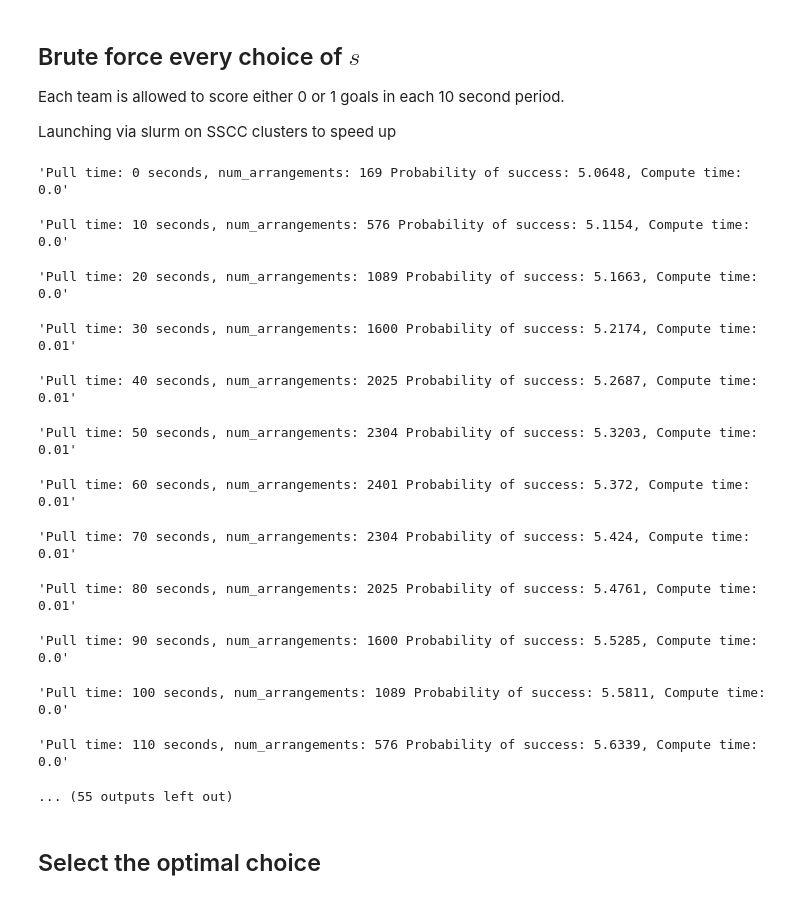
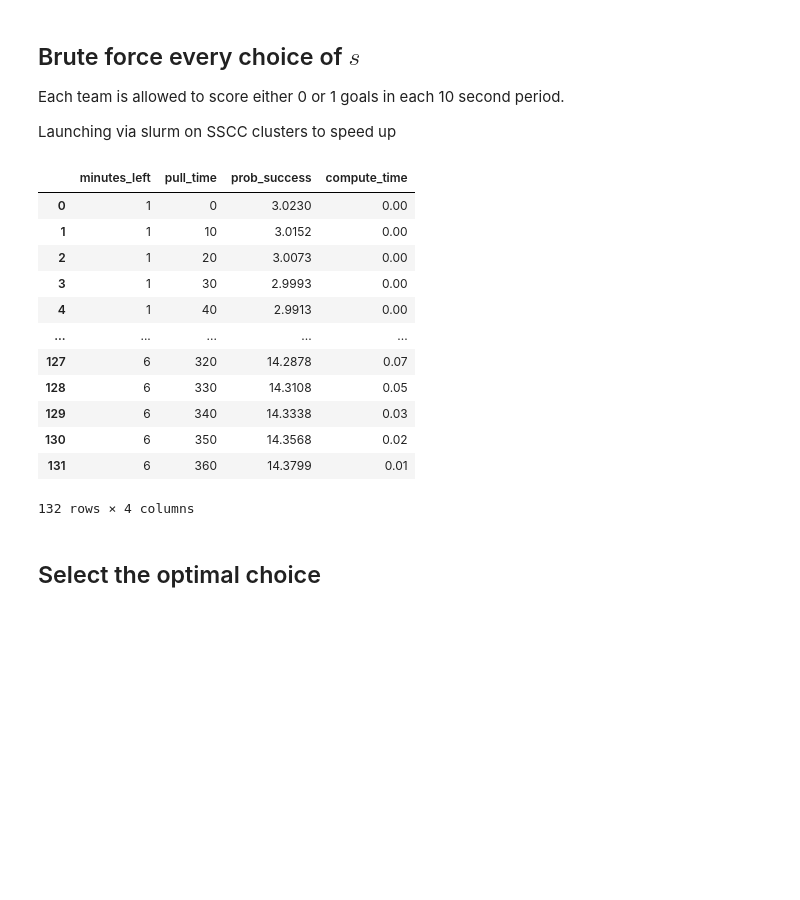
Before and after one commit to ryan-moreno/CS524-project, a Jupyter notebook: optimization/brute_force_model.ipynb, the cells around one changed output. Saved outputs shown, nothing was run; the diff lists cells and outputs as text; code cells hidden in the pictures; blank space fills up the shorter version.

```diff
--- a/optimization/brute_force_model.ipynb
+++ b/optimization/brute_force_model.ipynb
@@ -24,12 +24,12 @@ p_b1 = p_a1
 p_b2 = 7.85 * 10**-3
 
 # Probability of our team scoring during 6v5 also increases, though not as much
-p_a2 = 7.22 * 10**-3 # Calculated from our data. Results in "Always pull the goalie" strategy
-
+# p_a2 = 7.22 * 10**-3 # Calculated from our data. Results in "Always pull the goalie" strategy
+# p_a2 = 6 * 10**-3 # This is a bit more conservative and allowed more interesting results
 
 # Try varying our probability of scoring during 6v5
-p_a2_options = [4.75 * 10**-3, 5.1 * 10**-3, 5.35 * 10**-3, 5.5 * 10**-3, 6 * 10**-3]
-# p_a2 = 5.35 * 10**-3 # This gave something interesting with 2 minutes left in the game
+# p_a2_options = [4.75 * 10**-3, 5.1 * 10**-3, 5.35 * 10**-3, 5.5 * 10**-3, 6 * 10**-3]
+p_a2 = 5.35 * 10**-3 # This gave something interesting with 2 minutes left in the game
 # %% [markdown]
 ## Inputs to model
 # %%
@@ -37,10 +37,10 @@ p_a2_options = [4.75 * 10**-3, 5.1 * 10**-3, 5.35 * 10**-3, 5.5 * 10**-3, 6 * 10
 a_0 = 1
 b_0 = 2
 
-# 2 minutes left
-minutes_left = 2
+minutes_left_options = [1, 2, 3, 4, 5, 6]
 
-T = minutes_left * 6 # number of 10 second periods
+# # 2 minutes left
+# minutes_left = 2
 # %% [markdown]
 ## Brute force every choice of $s$
 
@@ -55,7 +55,8 @@ decisions_df = pd.DataFrame(columns = [
 
 results = []
 
-for p_a2 in p_a2_options:
+for minutes_left in minutes_left_options:
+    T = minutes_left * 6  # number of 10 second periods left in the game
 
     #  Try out each possible time to pull the goalie
     for s in range(0, T + 1):
@@ -91,49 +92,49 @@ for p_a2 in p_a2_options:
                         # Update the score
                         a = a_0 + g_a1 + g_a2
                         b = b_0 + g_b1 + g_b2
 
                         # Success if we win or tie
                         success = (a >= b)
 
                         prob_success = prob_success + prob * success
                         # display(f"    prob_ga1={prob_ga1}, prob_gb1={prob_gb1}, prob_ga2={prob_ga2}, prob_gb2={prob_gb2}")
                         # display(
                         #     f"  ga1={g_a1}, gb1={g_b1}, ga2={g_a2}, gb2={g_b2}, success: {success}, probability: {prob}"
                         # )
 
         prob_success = round(prob_success * 100, 4)
 
         end_time = time.time()
         elapsed_time = end_time - start_time
         elapsed_time = round(elapsed_time, 2)
 
-        display(f"Pull time: {s * 10} seconds, num_arrangements: {num_arrangements} Probability of success: {prob_success}, Compute time: {elapsed_time}")
+        # display(f"Pull time: {s * 10} seconds, num_arrangements: {num_arrangements} Probability of success: {prob_success}, Compute time: {elapsed_time}")
 
         results.append({
-            "p_a2": p_a2,
+            "minutes_left": minutes_left,
             "pull_time": s*10,
             "prob_success": prob_success,
             "compute_time": elapsed_time
         })
 
 decisions_df = pd.DataFrame(results)
 display(decisions_df)
 
-decisions_df.to_pickle("results/down1to2_2minleft_vary-pa2.pkl")
+decisions_df.to_pickle("results/down1to2_vary-minutesleft.pkl")
 # %% [output]
+|  | minutes_left | pull_time | prob_success | compute_time |
+| 0 | 1 | 0 | 3.0230 | 0.00 |
+| 1 | 1 | 10 | 3.0152 | 0.00 |
+| 2 | 1 | 20 | 3.0073 | 0.00 |
+| 3 | 1 | 30 | 2.9993 | 0.00 |
+| 4 | 1 | 40 | 2.9913 | 0.00 |
+| ... | ... | ... | ... | ... |
+| 127 | 6 | 320 | 14.2878 | 0.07 |
+| 128 | 6 | 330 | 14.3108 | 0.05 |
+| 129 | 6 | 340 | 14.3338 | 0.03 |
+| 130 | 6 | 350 | 14.3568 | 0.02 |
+| 131 | 6 | 360 | 14.3799 | 0.01 |
-'Pull time: 0 seconds, num_arrangements: 169 Probability of success: 5.0648, Compute time: 0.0'
+132 rows × 4 columns
-'Pull time: 10 seconds, num_arrangements: 576 Probability of success: 5.1154, Compute time: 0.0'
-'Pull time: 20 seconds, num_arrangements: 1089 Probability of success: 5.1663, Compute time: 0.0'
-'Pull time: 30 seconds, num_arrangements: 1600 Probability of success: 5.2174, Compute time: 0.01'
-'Pull time: 40 seconds, num_arrangements: 2025 Probability of success: 5.2687, Compute time: 0.01'
-'Pull time: 50 seconds, num_arrangements: 2304 Probability of success: 5.3203, Compute time: 0.01'
-'Pull time: 60 seconds, num_arrangements: 2401 Probability of success: 5.372, Compute time: 0.01'
-'Pull time: 70 seconds, num_arrangements: 2304 Probability of success: 5.424, Compute time: 0.01'
-'Pull time: 80 seconds, num_arrangements: 2025 Probability of success: 5.4761, Compute time: 0.01'
-'Pull time: 90 seconds, num_arrangements: 1600 Probability of success: 5.5285, Compute time: 0.0'
-'Pull time: 100 seconds, num_arrangements: 1089 Probability of success: 5.5811, Compute time: 0.0'
-'Pull time: 110 seconds, num_arrangements: 576 Probability of success: 5.6339, Compute time: 0.0'
-... (55 outputs left out)
 # %% [markdown]
 ## Select the optimal choice
 # %%
```
Also changed, not shown: 2 other files.
